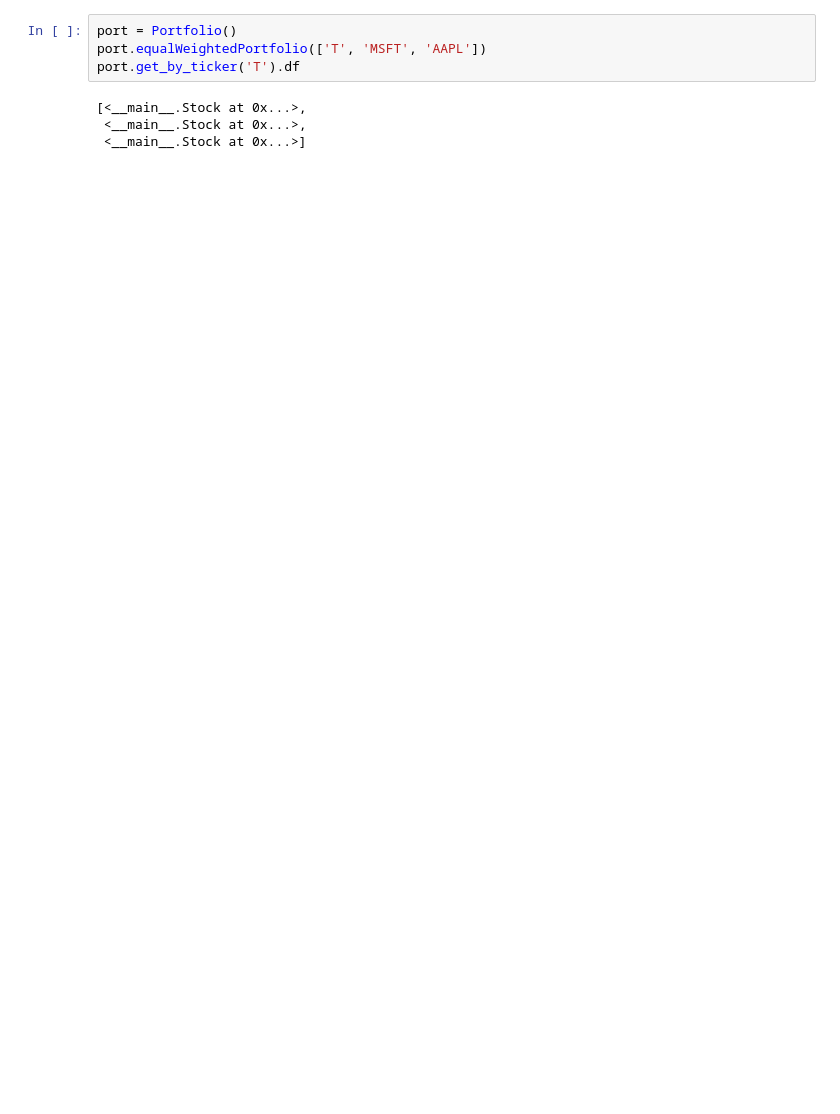
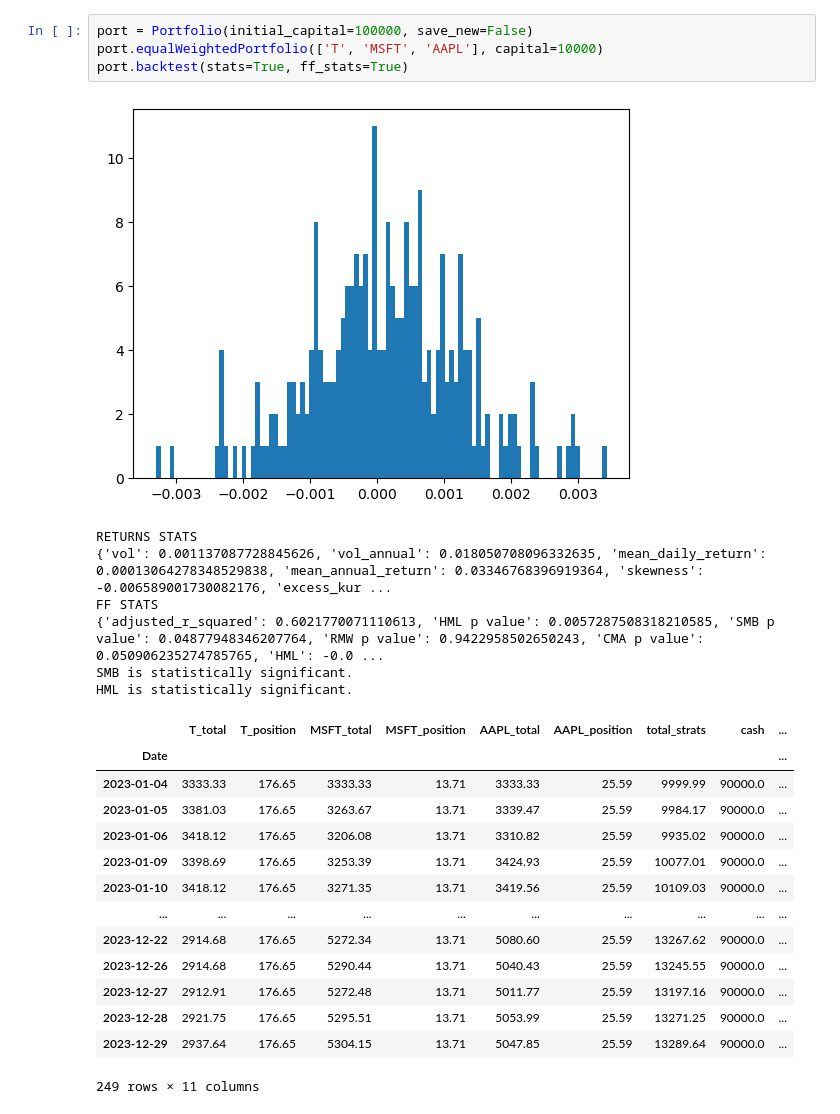
Before and after one commit to lucasdmoyer/two-dolla, a Jupyter notebook: mybacktester/mybacktester.ipynb, the cells around one changed output. Cells and saved outputs as stored; diff of their text form; blank space fills up the shorter version.

```diff
--- a/mybacktester/mybacktester.ipynb
+++ b/mybacktester/mybacktester.ipynb
@@ -648,8 +835,26 @@ FF STATS
 # %%
-port = Portfolio()
-port.equalWeightedPortfolio(['T', 'MSFT', 'AAPL'])
-port.get_by_ticker('T').df
+port = Portfolio(initial_capital=100000, save_new=False)
+port.equalWeightedPortfolio(['T', 'MSFT', 'AAPL'], capital=10000)
+port.backtest(stats=True, ff_stats=True)
 # %% [output]
+[figure, added]
-[<__main__.Stock at 0x...>,
- <__main__.Stock at 0x...>,
- <__main__.Stock at 0x...>]
+RETURNS STATS
+{'vol': 0.001137087728845626, 'vol_annual': 0.018050708096332635, 'mean_daily_return': 0.00013064278348529838, 'mean_annual_return': 0.03346768396919364, 'skewness': -0.006589001730082176, 'excess_kur ...
+FF STATS
+{'adjusted_r_squared': 0.6021770071110613, 'HML p value': 0.0057287508318210585, 'SMB p value': 0.04877948346207764, 'RMW p value': 0.9422958502650243, 'CMA p value': 0.050906235274785765, 'HML': -0.0 ...
+SMB is statistically significant.
+HML is statistically significant.
+|  | T_total | T_position | MSFT_total | MSFT_position | AAPL_total | AAPL_position | total_strats | cash | ... |
+| Date |  |  |  |  |  |  |  |  | ... |
+| 2023-01-04 | 3333.33 | 176.65 | 3333.33 | 13.71 | 3333.33 | 25.59 | 9999.99 | 90000.0 | ... |
+| 2023-01-05 | 3381.03 | 176.65 | 3263.67 | 13.71 | 3339.47 | 25.59 | 9984.17 | 90000.0 | ... |
+| 2023-01-06 | 3418.12 | 176.65 | 3206.08 | 13.71 | 3310.82 | 25.59 | 9935.02 | 90000.0 | ... |
+| 2023-01-09 | 3398.69 | 176.65 | 3253.39 | 13.71 | 3424.93 | 25.59 | 10077.01 | 90000.0 | ... |
+| 2023-01-10 | 3418.12 | 176.65 | 3271.35 | 13.71 | 3419.56 | 25.59 | 10109.03 | 90000.0 | ... |
+| ... | ... | ... | ... | ... | ... | ... | ... | ... | ... |
+| 2023-12-22 | 2914.68 | 176.65 | 5272.34 | 13.71 | 5080.60 | 25.59 | 13267.62 | 90000.0 | ... |
+| 2023-12-26 | 2914.68 | 176.65 | 5290.44 | 13.71 | 5040.43 | 25.59 | 13245.55 | 90000.0 | ... |
+| 2023-12-27 | 2912.91 | 176.65 | 5272.48 | 13.71 | 5011.77 | 25.59 | 13197.16 | 90000.0 | ... |
+| 2023-12-28 | 2921.75 | 176.65 | 5295.51 | 13.71 | 5053.99 | 25.59 | 13271.25 | 90000.0 | ... |
+| 2023-12-29 | 2937.64 | 176.65 | 5304.15 | 13.71 | 5047.85 | 25.59 | 13289.64 | 90000.0 | ... |
+249 rows × 11 columns
```
Also changed, not shown: parts of 14 cells of this notebook, 7 other files.
